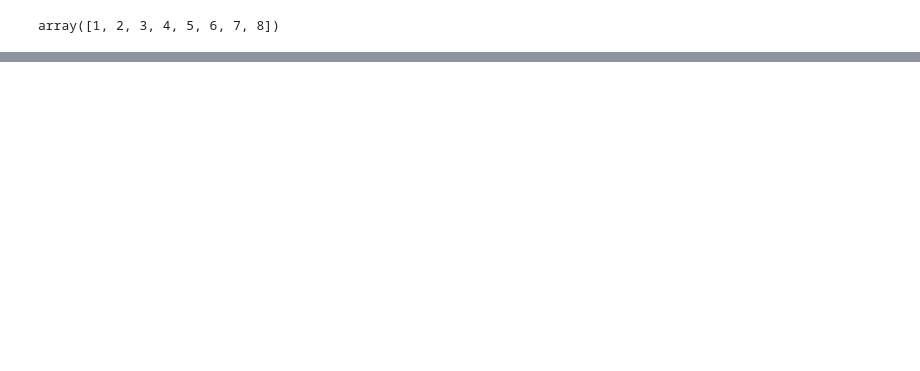
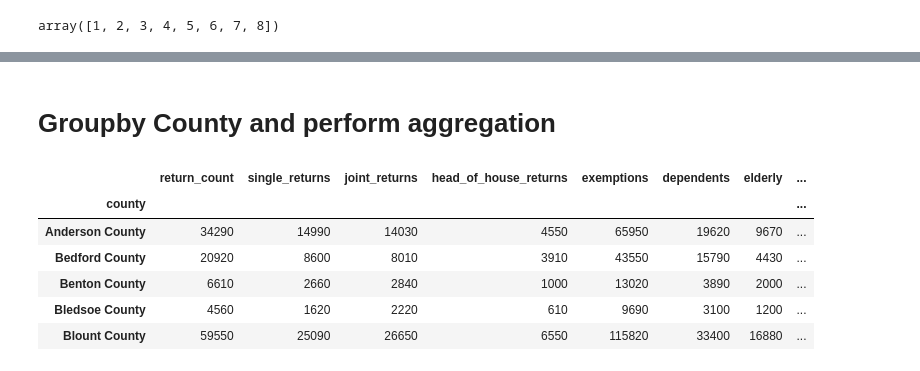
Before and after one commit to nehasawhney/vanderbilt-data-essentials-cohort-2, a Jupyter notebook: HealthCareCostAnalysis_DSE_Module_Project.ipynb, the cells around one changed output, grey strips where cells are left out. Drawn from its saved outputs; the diff is of its cells as text; code cells hidden in the pictures; blank space fills up the shorter version.

```diff
--- a/HealthCareCostAnalysis_DSE_Module_Project.ipynb
+++ b/HealthCareCostAnalysis_DSE_Module_Project.ipynb
@@ -267,7 +267,7 @@ Name: analysis_value, dtype: float64
 # %% [markdown]
 # Import IRS Data
 # %%
-income_df = pd.read_csv("irs_county_2016.csv")
+income_df = pd.read_csv("/Users/nehasawhney/desktop/PROJECT_DSEmodule/data/irs_county_2016.csv")
 # %% [markdown]
 ## Examine IRS Data
 # %%
@@ -351,4 +346,14 @@ Final_CleanData_income.income_bucket.unique()
 # %% [output]
 array([1, 2, 3, 4, 5, 6, 7, 8])
 # %%
-income_dict = { 1:'Total', 2:'Under $1', 3:'Between 1 and $10,000', 4:'Between 10,000 and $25,000', 5:'Between 25,000 and $50,000'  }
+income_dict = {0:"Total",
+               1:'Under $1',
+               2:'Between 1 and $10,000',
+               3:'Between 10,000 and $25,000',
+               4:'Between 25,000 and $50,000',
+               5:'Between 50,000 and $75,000',
+               6:'Between 75,000 and $100,000',
+               7:'Between 100,000 and $200,000',
+               8:'$200,000 or more' }
+# %%
+Final_CleanData_income.income_bucket = Final_CleanData_income.income_bucket.replace(income_dict)
@@ -354,0 +369,15 @@ income_dict = { 1:'Total', 2:'Under $1', 3:'Between 1 and $10,000', 4:'Between 1
+# %% [markdown]
+# Groupby County and perform aggregation
+# %%
+# "Sum" of data for each county
+SumForCounty = Final_CleanData_income.groupby("county").sum()
+# %%
+SumForCounty.head()
+# %% [output]
+|  | return_count | single_returns | joint_returns | head_of_house_returns | exemptions | dependents | elderly | ... |
+| county |  |  |  |  |  |  |  | ... |
+| Anderson County | 34290 | 14990 | 14030 | 4550 | 65950 | 19620 | 9670 | ... |
+| Bedford County | 20920 | 8600 | 8010 | 3910 | 43550 | 15790 | 4430 | ... |
+| Benton County | 6610 | 2660 | 2840 | 1000 | 13020 | 3890 | 2000 | ... |
+| Bledsoe County | 4560 | 1620 | 2220 | 610 | 9690 | 3100 | 1200 | ... |
+| Blount County | 59550 | 25090 | 26650 | 6550 | 115820 | 33400 | 16880 | ... |
```
Also changed, not shown: parts of 11 cells of this notebook.
